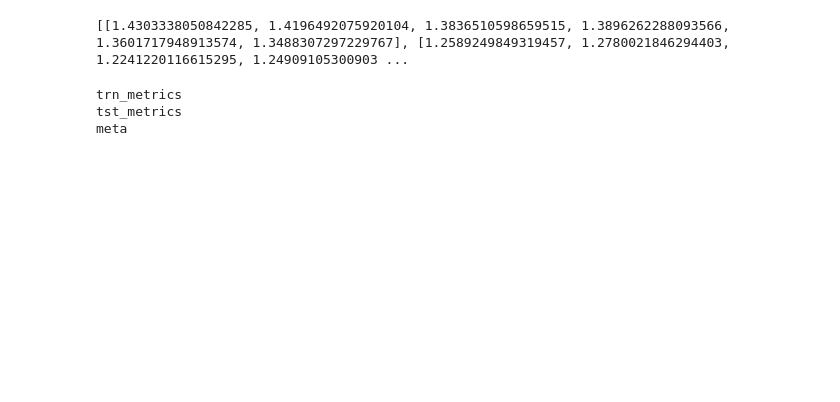
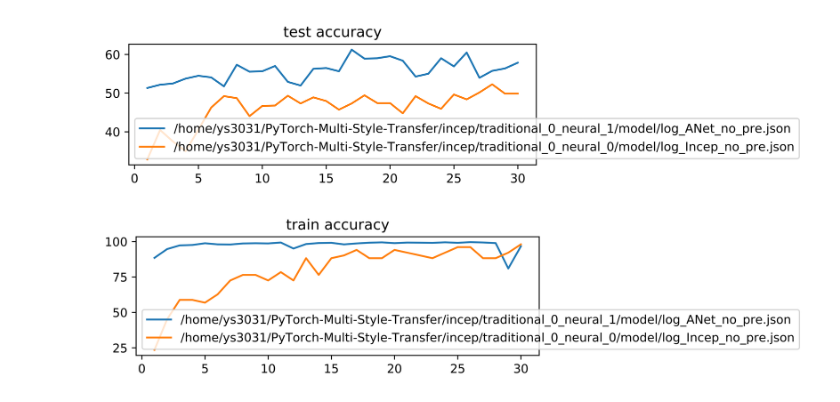
Before and after one commit to ysun647/PyTorch-Multi-Style-Transfer, a Jupyter notebook: plot_figure/plot_log_file.ipynb, the cells around one changed output. Cells and saved outputs as stored; diff of their text form; code cells hidden in the pictures; blank space fills up the shorter version.

Commit message:
plot

```diff
--- a/plot_figure/plot_log_file.ipynb
+++ b/plot_figure/plot_log_file.ipynb
@@ -12,13 +0,0 @@ def read_json_log(path):
-# %%
-log = read_json_log(log_path)
-
-print(log['trn_metrics']['train_loss'])
-# %% [output]
-[[1.4303338050842285, 1.4196492075920104, 1.3836510598659515, 1.3896262288093566, 1.3601717948913574, 1.3488307297229767], [1.2589249849319457, 1.2780021846294403, 1.2241220116615295, 1.24909105300903 ...
-# %%
-for k, v in log.items():
-    print(k)
-# %% [output]
-trn_metrics
-tst_metrics
-meta
@@ -38,0 +167,10 @@ def plot_log(log):
+# %%
+# log_file_path = "/home/bj2376/PyTorch-Multi-Style-Transfer/plot_figure/log_ANet_no_pre.json"
+save_test_accu_dir, save_trn_accu_dir = "test_accu.png", "train_accu.png"
+log_file_paths_list = \
+["/home/ys3031/PyTorch-Multi-Style-Transfer/incep/traditional_0_neural_1/model/log_ANet_no_pre.json",\
+"/home/ys3031/PyTorch-Multi-Style-Transfer/incep/traditional_0_neural_0/model/log_Incep_no_pre.json"]
+plot_from_json(log_file_paths_list, save_test_accu_dir, save_trn_accu_dir)
+# %% [output]
+[figure, added]
+[figure, added]
```
Also changed, not shown: parts of 5 cells of this notebook, 5 other files.
